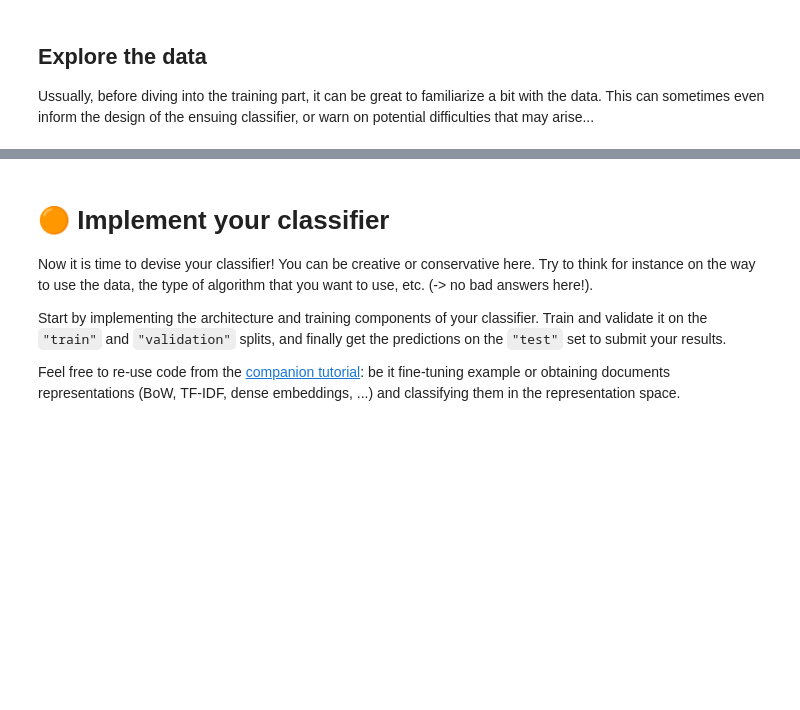
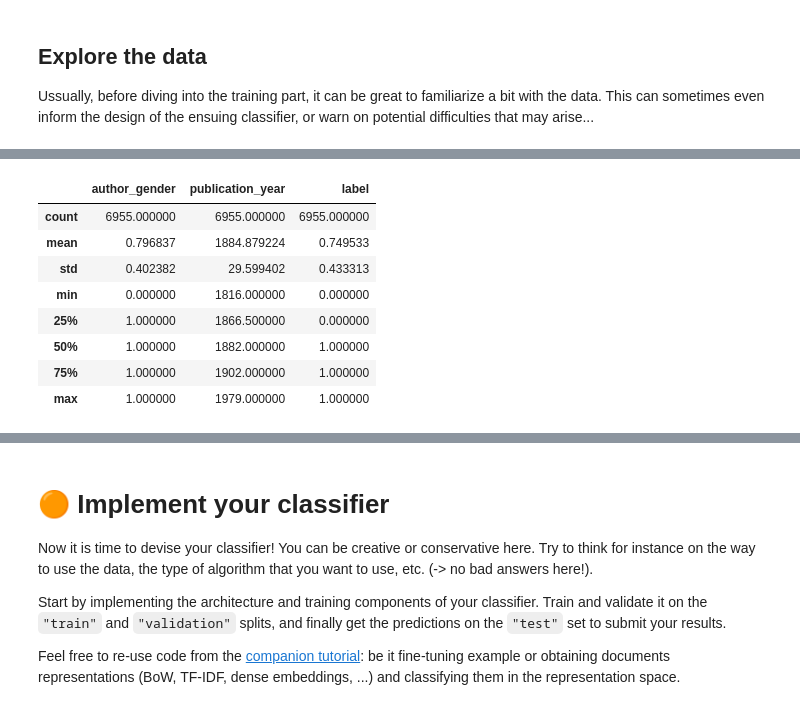
Before and after one commit to MathiasGarnier/Algorithms-All---Old, a Jupyter notebook: code/5_supervised/Hands_on_5_CanonChallenge.ipynb, the cells around one changed output, grey strips where cells are left out. Cells and saved outputs as stored; diff of their text form; code cells hidden in the pictures; blank space fills up the shorter version.

```diff
--- a/code/5_supervised/Hands_on_5_CanonChallenge.ipynb
+++ b/code/5_supervised/Hands_on_5_CanonChallenge.ipynb
@@ -444,0 +453,12 @@ Ussually, before diving into the training part, it can be great to familiarize a
+# %%
+df_train.describe()
+# %% [output]
+|  | author_gender | publication_year | label |
+| count | 6955.000000 | 6955.000000 | 6955.000000 |
+| mean | 0.796837 | 1884.879224 | 0.749533 |
+| std | 0.402382 | 29.599402 | 0.433313 |
+| min | 0.000000 | 1816.000000 | 0.000000 |
+| 25% | 1.000000 | 1866.500000 | 0.000000 |
+| 50% | 1.000000 | 1882.000000 | 1.000000 |
+| 75% | 1.000000 | 1902.000000 | 1.000000 |
+| max | 1.000000 | 1979.000000 | 1.000000 |
```
Also changed, not shown: parts of 5 cells of this notebook.
